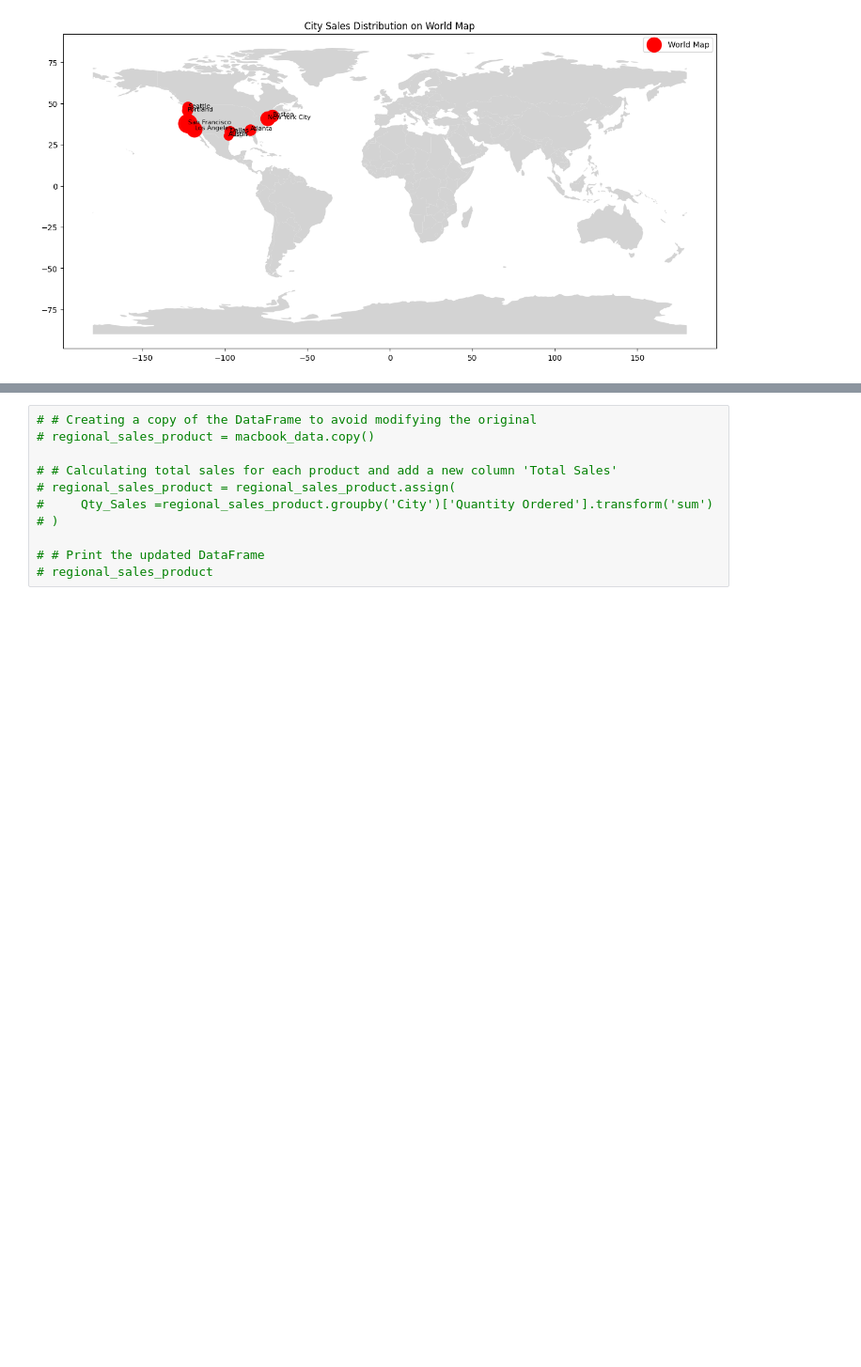
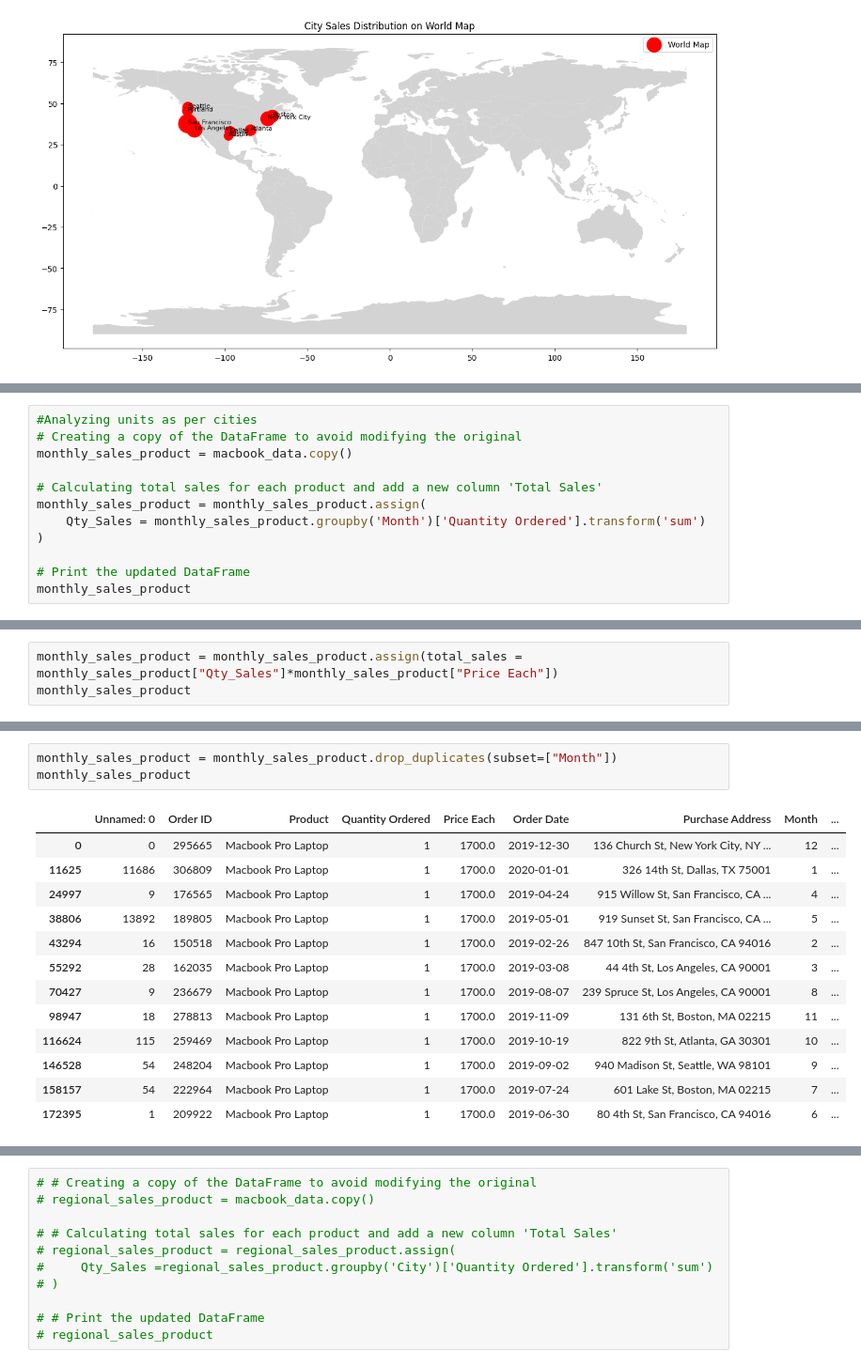
Before and after one commit to aseemarora08/PersonalProjects, a Jupyter notebook: Python/sales_data_project.ipynb, the cells around one changed output, grey strips where cells are left out. Shown at 94% size. Drawn from its saved outputs; the diff is of its cells as text; blank space fills up the shorter version.

```diff
--- a/Python/sales_data_project.ipynb
+++ b/Python/sales_data_project.ipynb
@@ -467,0 +488,12 @@ plt.show()
+# %%
+#Analyzing units as per cities
+# Creating a copy of the DataFrame to avoid modifying the original
+monthly_sales_product = macbook_data.copy()
+
+# Calculating total sales for each product and add a new column 'Total Sales'
+monthly_sales_product = monthly_sales_product.assign(
+    Qty_Sales = monthly_sales_product.groupby('Month')['Quantity Ordered'].transform('sum')
+)
+
+# Print the updated DataFrame
+monthly_sales_product
@@ -467,0 +514,3 @@ plt.show()
+# %%
+monthly_sales_product = monthly_sales_product.assign(total_sales = monthly_sales_product["Qty_Sales"]*monthly_sales_product["Price Each"])
+monthly_sales_product
@@ -467,0 +531,17 @@ plt.show()
+# %%
+monthly_sales_product = monthly_sales_product.drop_duplicates(subset=["Month"])
+monthly_sales_product
+# %% [output]
+|  | Unnamed: 0 | Order ID | Product | Quantity Ordered | Price Each | Order Date | Purchase Address | Month | ... |
+| 0 | 0 | 295665 | Macbook Pro Laptop | 1 | 1700.0 | 2019-12-30 | 136 Church St, New York City, NY ... | 12 | ... |
+| 11625 | 11686 | 306809 | Macbook Pro Laptop | 1 | 1700.0 | 2020-01-01 | 326 14th St, Dallas, TX 75001 | 1 | ... |
+| 24997 | 9 | 176565 | Macbook Pro Laptop | 1 | 1700.0 | 2019-04-24 | 915 Willow St, San Francisco, CA ... | 4 | ... |
+| 38806 | 13892 | 189805 | Macbook Pro Laptop | 1 | 1700.0 | 2019-05-01 | 919 Sunset St, San Francisco, CA ... | 5 | ... |
+| 43294 | 16 | 150518 | Macbook Pro Laptop | 1 | 1700.0 | 2019-02-26 | 847 10th St, San Francisco, CA 94016 | 2 | ... |
+| 55292 | 28 | 162035 | Macbook Pro Laptop | 1 | 1700.0 | 2019-03-08 | 44 4th St, Los Angeles, CA 90001 | 3 | ... |
+| 70427 | 9 | 236679 | Macbook Pro Laptop | 1 | 1700.0 | 2019-08-07 | 239 Spruce St, Los Angeles, CA 90001 | 8 | ... |
+| 98947 | 18 | 278813 | Macbook Pro Laptop | 1 | 1700.0 | 2019-11-09 | 131 6th St, Boston, MA 02215 | 11 | ... |
+| 116624 | 115 | 259469 | Macbook Pro Laptop | 1 | 1700.0 | 2019-10-19 | 822 9th St, Atlanta, GA 30301 | 10 | ... |
+| 146528 | 54 | 248204 | Macbook Pro Laptop | 1 | 1700.0 | 2019-09-02 | 940 Madison St, Seattle, WA 98101 | 9 | ... |
+| 158157 | 54 | 222964 | Macbook Pro Laptop | 1 | 1700.0 | 2019-07-24 | 601 Lake St, Boston, MA 02215 | 7 | ... |
+| 172395 | 1 | 209922 | Macbook Pro Laptop | 1 | 1700.0 | 2019-06-30 | 80 4th St, San Francisco, CA 94016 | 6 | ... |
```
Also changed, not shown: parts of 19 cells of this notebook.
